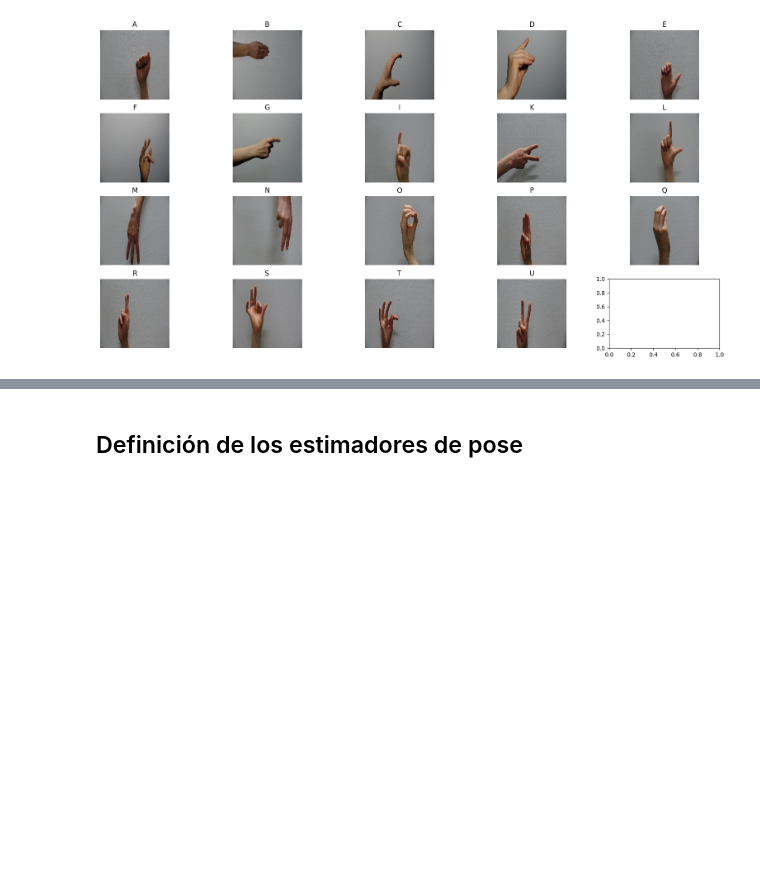
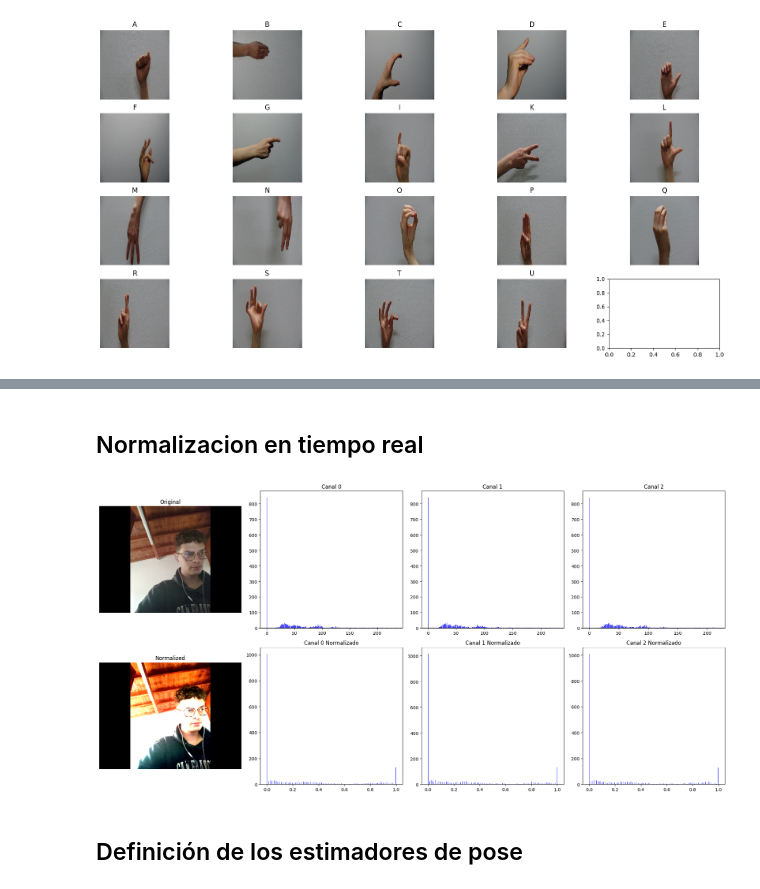
Before and after one commit to ohmono/EspSignLangModel, a Jupyter notebook: 0 data preproccessing.ipynb, the cells around one changed output, grey strips where cells are left out. Cells and saved outputs as stored; diff of their text form; code cells hidden in the pictures; blank space fills up the shorter version.

```diff
--- a/0 data preproccessing.ipynb
+++ b/0 data preproccessing.ipynb
@@ -112,3 +125,82 @@ plt.show()
+# %% [markdown]
+## Normalizacion en tiempo real
+# %%
+import cv2
+import numpy as np
+import matplotlib.pyplot as plt
+from sklearn.preprocessing import StandardScaler
+
+def plot_histogram(ax, channel, title):
+    ax.hist(channel.ravel(), bins=256, color='blue', alpha=0.7)
+    ax.set_title(title)
+
+def calculate_histogram(channel):
+    hist = cv2.calcHist([channel], [0], None, [256], [0, 256])
+    return hist
+
+
+cap = cv2.VideoCapture(0)
+
+while True:
+    _, frame = cap.read()
+
+    if frame is None:
+        break
+
+
+    # frame =
+
+    frame_ = cv2.cvtColor(frame, cv2.COLOR_RGB2BGR)
+
+    cv2.imshow("Frame", np.concatenate((frame, frame_), axis=0) )
+
+
+    if cv2.waitKey(1) & 0xFF == ord('q'):
+
+        fig, axes = plt.subplots(2, 4, figsize=(20, 10))
+        axes[0, 0].imshow(frame_)
+        axes[0, 0].set_title('Original')
+        axes[0, 0].axis('off')
+
+        # Plot histograms before normalization
+        for i in range(3):
+            channel = frame_[i]
+            plot_histogram(axes[0, i + 1], channel, f'Canal {i}')
+
+        # Normalize the image
+        frame_normalized = np.zeros_like(frame_, dtype=np.float32)
+
+
+        channel = frame_ / 255  # Scale channel values to [0, 1]
+        channel_med = np.median(channel)  # Calculate the median value
+        channel_std = np.std(channel)  # Calculate the standard deviation
+
+        # Apply the normalization formula
+        if channel_std > 0:
+            frame_normalized= (channel - channel_med) / channel_std
+        else:
+            frame_normalized = channel
+
+        # Clip values to the valid range [0, 1] for display
+        frame_normalized = np.clip(frame_normalized, 0, 1)
+
+        axes[1, 0].imshow(frame_normalized)
+        axes[1, 0].set_title('Normalized')
+        axes[1, 0].axis('off')
+
+        # Plot histograms after normalization
+        for i in range(3):
+            channel_normalized = frame_normalized[i]
+            plot_histogram(axes[1, i + 1], channel_normalized, f'Canal {i} Normalizado')
+
+        plt.tight_layout()
+        plt.show()
+        break
+
+cap.release()
+cv2.destroyAllWindows()
+# %% [output]
+[figure, added]
 # %% [markdown]
 ## Definición de los estimadores de pose
 # %% [markdown]
```
Also changed, not shown: parts of 2 cells of this notebook.
